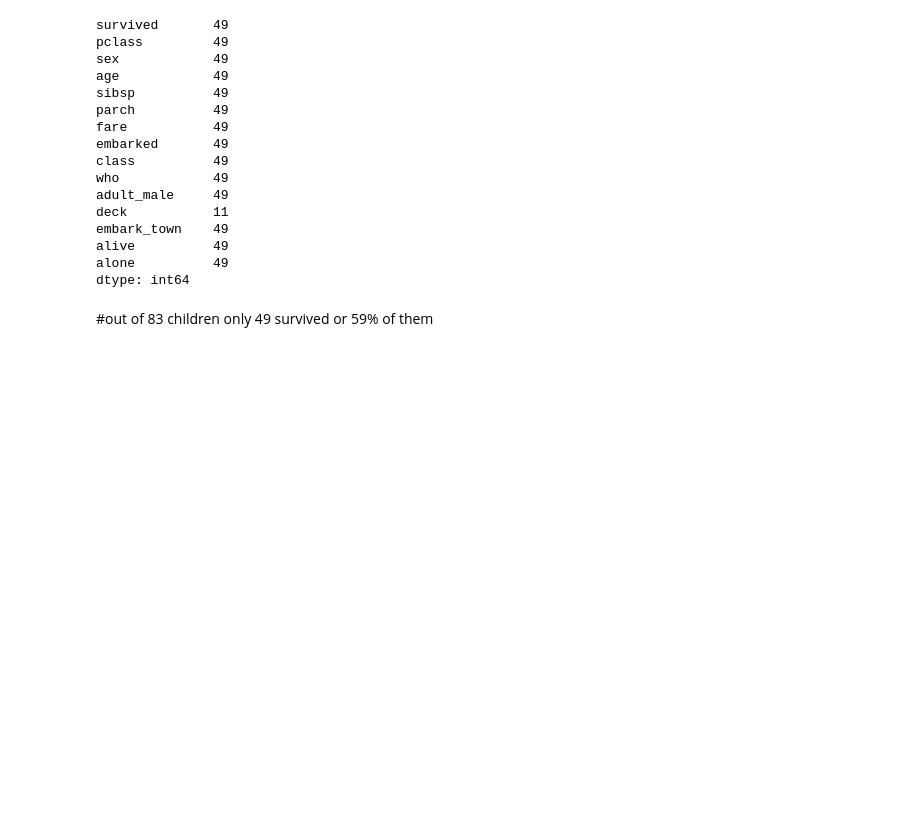
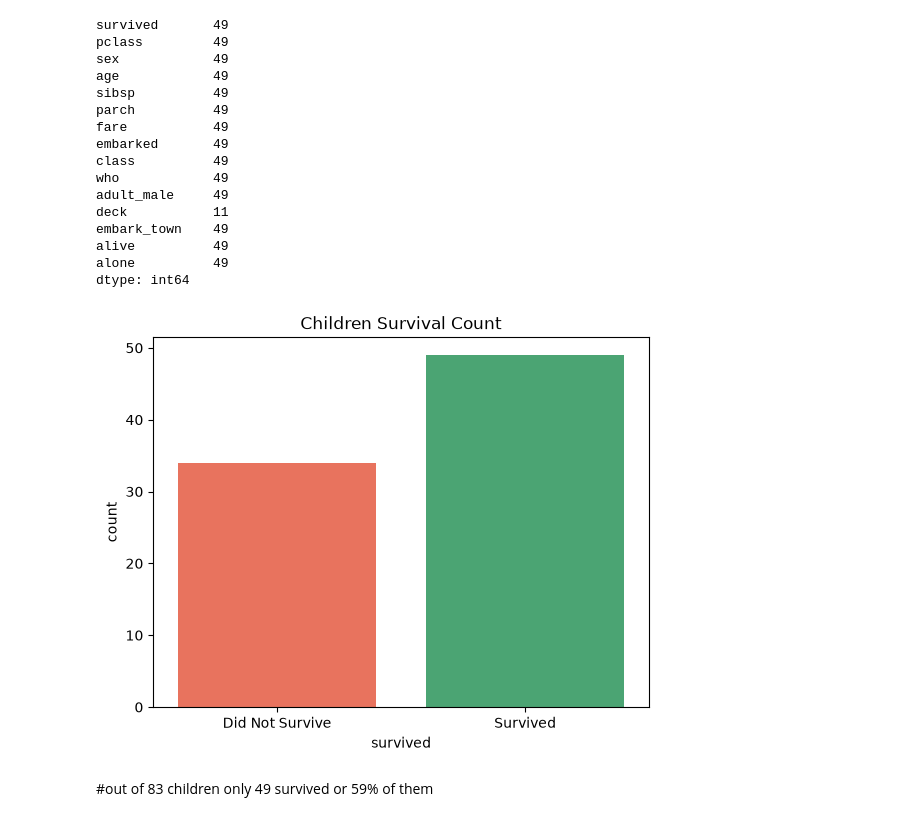
Before and after one commit to mel-pour/data_analyza_homework_01, a Jupyter notebook: home_work_01.ipynb, the cells around one changed output. Cells and saved outputs as stored; diff of their text form; code cells hidden in the pictures; blank space fills up the shorter version.

```diff
--- a/home_work_01.ipynb
+++ b/home_work_01.ipynb
@@ -104,6 +108,20 @@ embark_town    49
 alive          49
 alone          49
 dtype: int64
+# %%
+children = df[df['who'] == 'child']
+
+sns.countplot(data=children,
+    x='survived',
+    hue='survived',
+    palette={0: 'tomato', 1: 'mediumseagreen'},
+    legend=False)
+
+plt.xticks([0, 1], ['Did Not Survive', 'Survived'])
+plt.title('Children Survival Count')
+plt.show()
+# %% [output]
+[figure, added]
 # %% [markdown]
 #out of 83 children only 49 survived or 59% of them
 # %%
```
Also changed, not shown: parts of 9 cells of this notebook.
